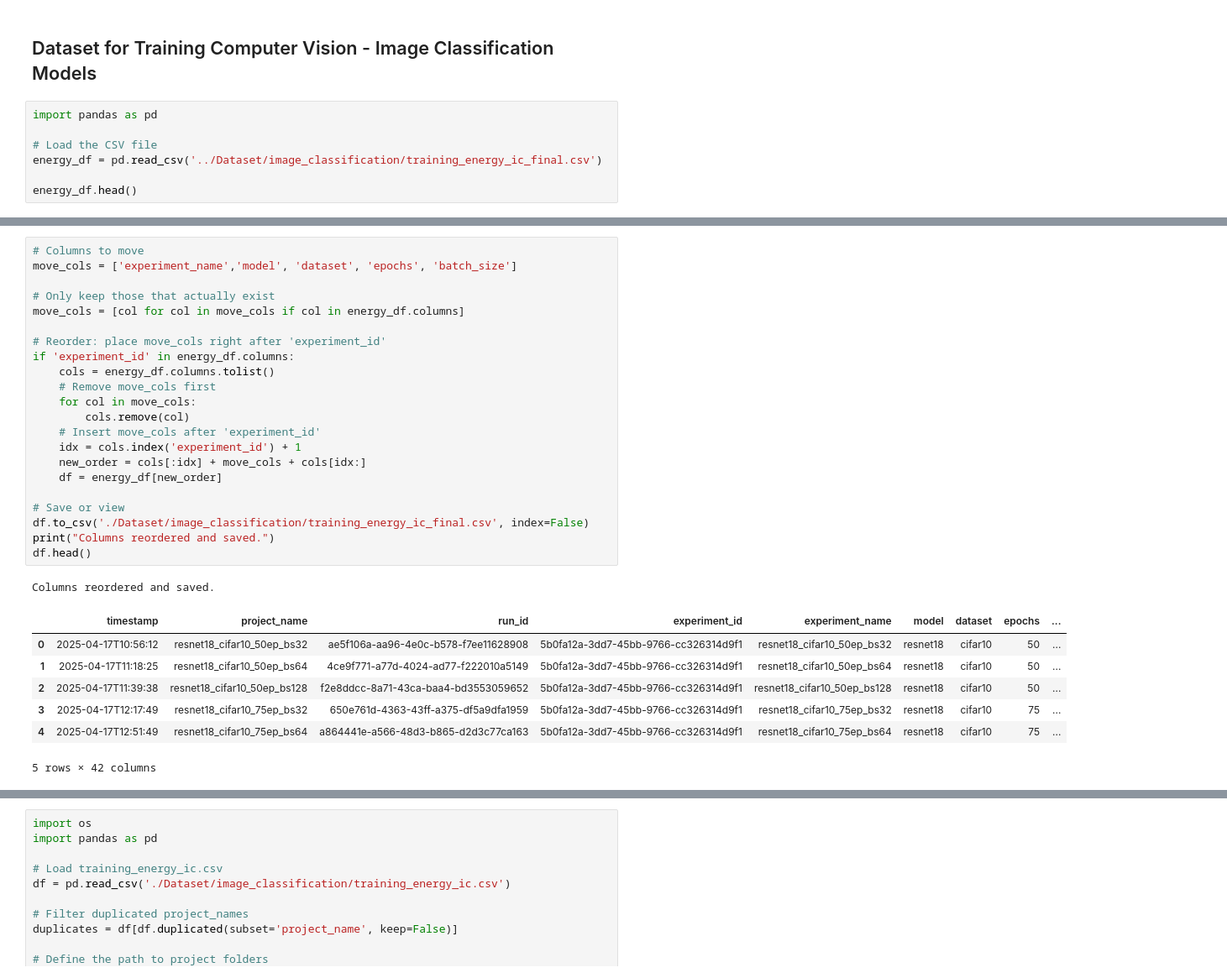
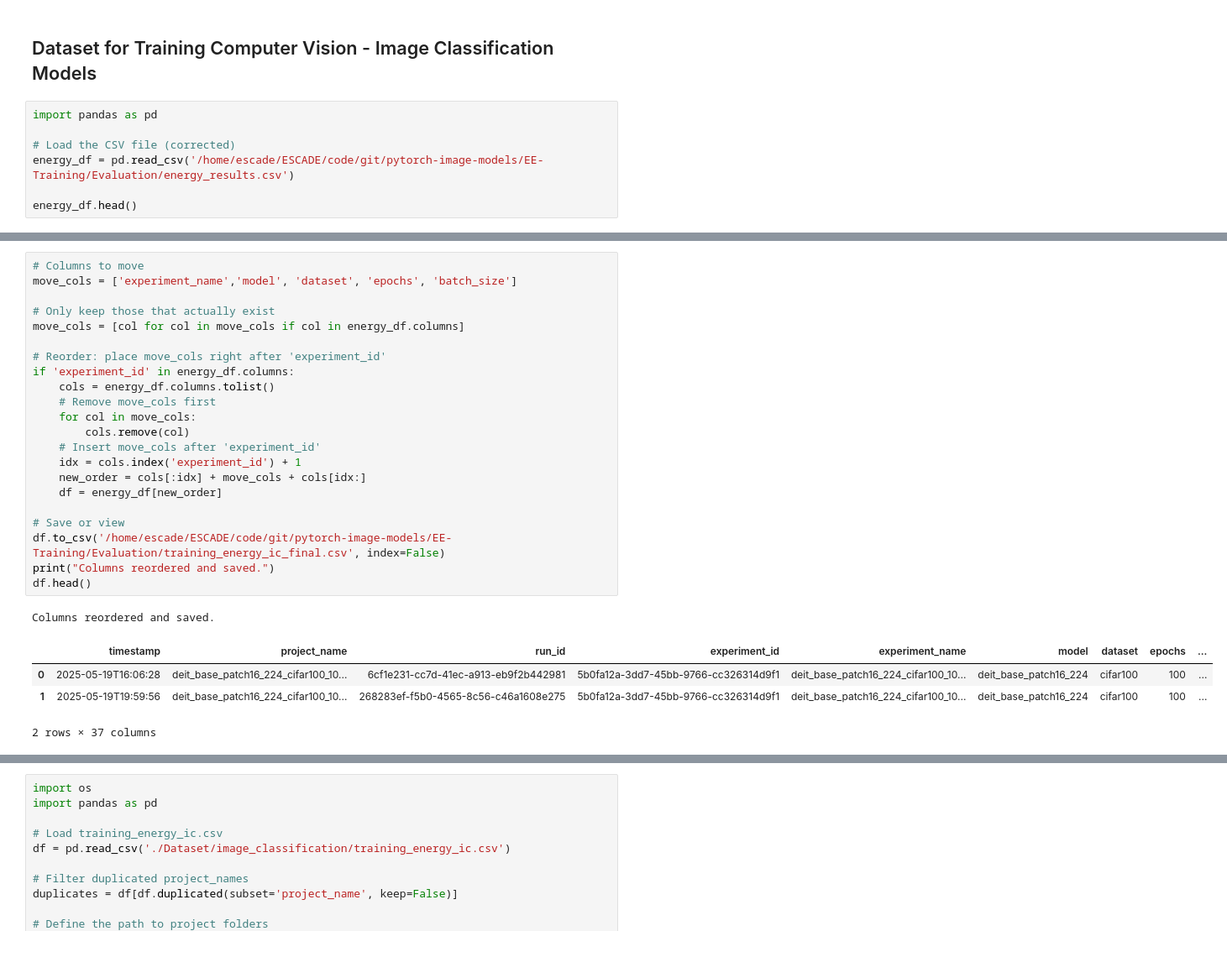
Before and after one commit to wanibhavesh/pytorch-image-models, a Jupyter notebook: EE-Training/scripts/image_classification/create_energy_dataset.ipynb, the cells around one changed output, grey strips where cells are left out. Shown at 84% size. Cells and saved outputs as stored; diff of their text form; blank space fills up the shorter version.

```diff
--- a/EE-Training/scripts/image_classification/create_energy_dataset.ipynb
+++ b/EE-Training/scripts/image_classification/create_energy_dataset.ipynb
@@ -3,8 +3,8 @@
 # %%
 import pandas as pd
 
-# Load the CSV file
-energy_df = pd.read_csv('../Dataset/image_classification/training_energy_ic_final.csv')
+# Load the CSV file (corrected)
+energy_df = pd.read_csv('/home/escade/ESCADE/code/git/pytorch-image-models/EE-Training/Evaluation/energy_results.csv')
 
 energy_df.head()
 # %% [output]
@@ -18,34 +15,31 @@ energy_df.head()
 # %%
 # Columns to move
 move_cols = ['experiment_name','model', 'dataset', 'epochs', 'batch_size']
 
 # Only keep those that actually exist
 move_cols = [col for col in move_cols if col in energy_df.columns]
 
 # Reorder: place move_cols right after 'experiment_id'
 if 'experiment_id' in energy_df.columns:
     cols = energy_df.columns.tolist()
     # Remove move_cols first
     for col in move_cols:
         cols.remove(col)
     # Insert move_cols after 'experiment_id'
     idx = cols.index('experiment_id') + 1
     new_order = cols[:idx] + move_cols + cols[idx:]
     df = energy_df[new_order]
 
 # Save or view
-df.to_csv('./Dataset/image_classification/training_energy_ic_final.csv', index=False)
+df.to_csv('/home/escade/ESCADE/code/git/pytorch-image-models/EE-Training/Evaluation/training_energy_ic_final.csv', index=False)
 print("Columns reordered and saved.")
 df.head()
 # %% [output]
 Columns reordered and saved.
 |  | timestamp | project_name | run_id | experiment_id | experiment_name | model | dataset | epochs | ... |
-| 0 | 2025-04-17T10:56:12 | resnet18_cifar10_50ep_bs32 | ae5f106a-aa96-4e0c-b578-f7ee11628908 | 5b0fa12a-3dd7-45bb-9766-cc326314d9f1 | resnet18_cifar10_50ep_bs32 | resnet18 | cifar10 | 50 | ... |
-| 1 | 2025-04-17T11:18:25 | resnet18_cifar10_50ep_bs64 | 4ce9f771-a77d-4024-ad77-f222010a5149 | 5b0fa12a-3dd7-45bb-9766-cc326314d9f1 | resnet18_cifar10_50ep_bs64 | resnet18 | cifar10 | 50 | ... |
-| 2 | 2025-04-17T11:39:38 | resnet18_cifar10_50ep_bs128 | f2e8ddcc-8a71-43ca-baa4-bd3553059652 | 5b0fa12a-3dd7-45bb-9766-cc326314d9f1 | resnet18_cifar10_50ep_bs128 | resnet18 | cifar10 | 50 | ... |
-| 3 | 2025-04-17T12:17:49 | resnet18_cifar10_75ep_bs32 | 650e761d-4363-43ff-a375-df5a9dfa1959 | 5b0fa12a-3dd7-45bb-9766-cc326314d9f1 | resnet18_cifar10_75ep_bs32 | resnet18 | cifar10 | 75 | ... |
-| 4 | 2025-04-17T12:51:49 | resnet18_cifar10_75ep_bs64 | a864441e-a566-48d3-b865-d2d3c77ca163 | 5b0fa12a-3dd7-45bb-9766-cc326314d9f1 | resnet18_cifar10_75ep_bs64 | resnet18 | cifar10 | 75 | ... |
+| 0 | 2025-05-19T16:06:28 | deit_base_patch16_224_cifar100_10... | 6cf1e231-cc7d-41ec-a913-eb9f2b442981 | 5b0fa12a-3dd7-45bb-9766-cc326314d9f1 | deit_base_patch16_224_cifar100_10... | deit_base_patch16_224 | cifar100 | 100 | ... |
+| 1 | 2025-05-19T19:59:56 | deit_base_patch16_224_cifar100_10... | 268283ef-f5b0-4565-8c56-c46a1608e275 | 5b0fa12a-3dd7-45bb-9766-cc326314d9f1 | deit_base_patch16_224_cifar100_10... | deit_base_patch16_224 | cifar100 | 100 | ... |
-5 rows × 42 columns
+2 rows × 37 columns
 # %%
 import os
 
```
Also changed, not shown: parts of 7 cells of this notebook, 10 other files.
